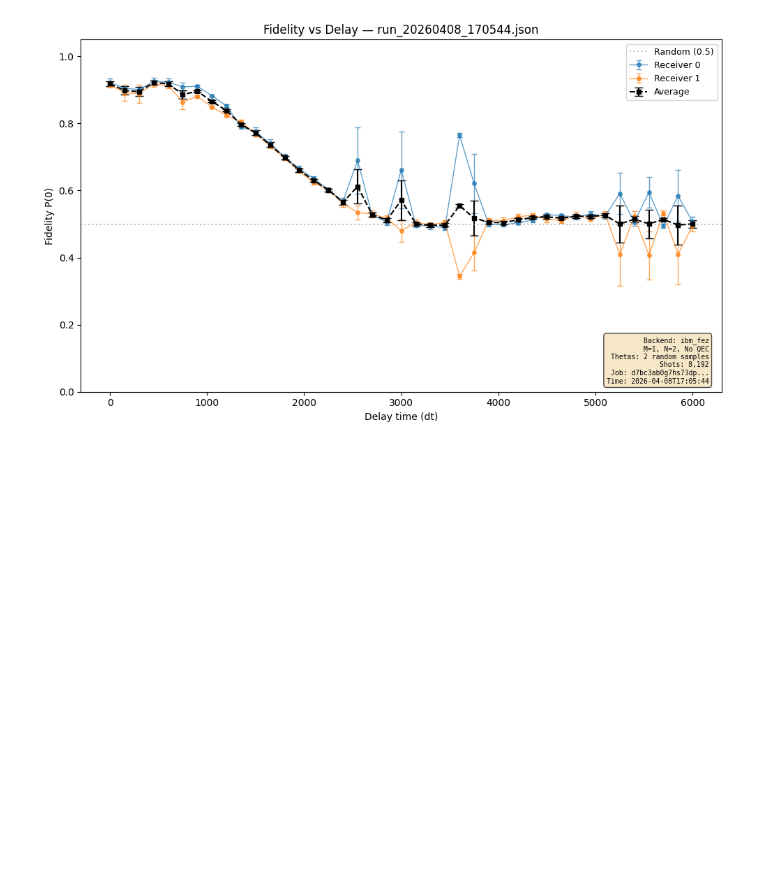
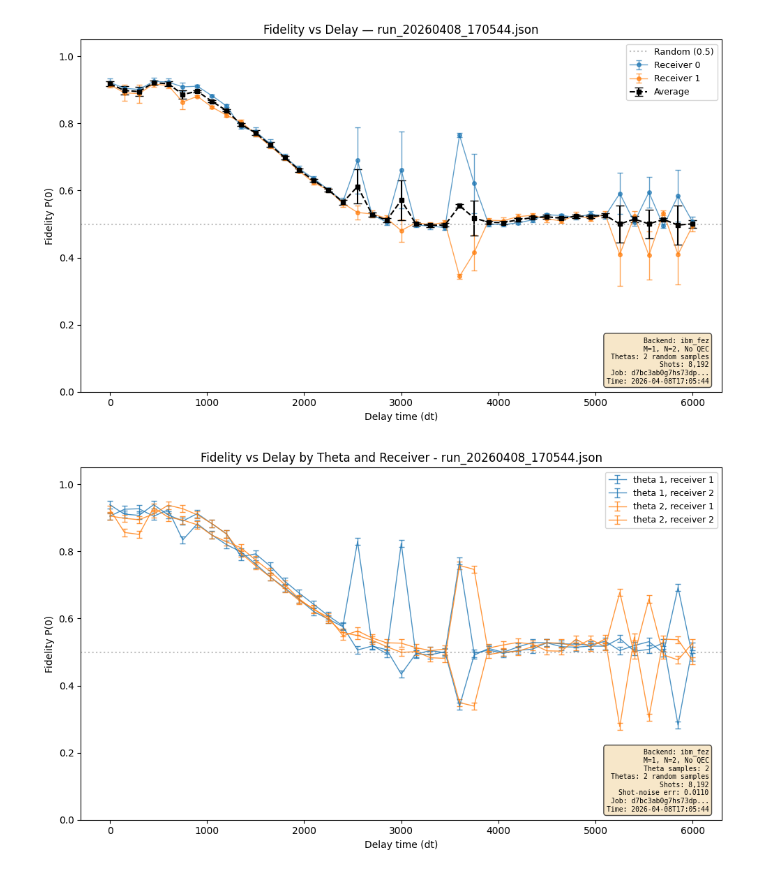
Before and after one commit to mtp354/Broadcasting, a Jupyter notebook: visualizations.ipynb, the cells around one changed output. Drawn from its saved outputs; the diff is of its cells as text; code cells hidden in the pictures; blank space fills up the shorter version.

Commit message:
Made first plot figure

```diff
--- a/visualizations.ipynb
+++ b/visualizations.ipynb
@@ -270,3 +270,79 @@ else:
     for i, r in enumerate(selected):
         qec_str = "QEC" if r["use_qec"] else "no-QEC"
         print(f"  [{i}] {r['filename']}: M={r['M']}, N={r['N']}, {qec_str}, {r['backend']}")
+# %%
+# --- Latest run: fidelity vs delay time by theta sample and receiver ---
+
+run = latest_run()
+N = run["N"]
+shots = run["shots"]
+entries = run["entries"]
+
+# Group entries by theta_idx then tau
+theta_tau_data = {}
+for e in entries:
+    theta_idx = e["theta_idx"]
+    tau = e["tau"]
+    if theta_idx not in theta_tau_data:
+        theta_tau_data[theta_idx] = {}
+    theta_tau_data[theta_idx][tau] = np.array(e["fidelities"])
+
+theta_indices = sorted(theta_tau_data.keys())
+shot_noise_err = 1/np.sqrt(shots)  # Max error for p=0.5, used for visual reference
+
+# Plot
+fig, ax = plt.subplots(figsize=(10, 6))
+colors = plt.cm.tab10.colors
+markers = ["o", "s", "^", "D", "v", "P", "X", "<", ">", "*"]
+
+for theta_pos, theta_idx in enumerate(theta_indices):
+    tau_map = theta_tau_data[theta_idx]
+    taus = sorted(tau_map.keys())
+    fid_matrix = np.array([tau_map[tau] for tau in taus])
+
+    for recv_idx in range(N):
+        ax.errorbar(
+            taus,
+            fid_matrix[:, recv_idx],
+            yerr=np.full(len(taus), shot_noise_err),
+            fmt=f"{markers[recv_idx % len(markers)]}-",
+            color=colors[theta_pos % len(colors)],
+            capsize=3,
+            markersize=0,
+            linewidth=1,
+            alpha=0.8,
+            label=f"theta {theta_idx + 1}, receiver {recv_idx + 1}",
+        )
+
+ax.axhline(0.5, color="gray", linestyle=":", alpha=0.5)
+
+ax.set_xlabel("Delay time (dt)")
+ax.set_ylabel("Fidelity P(0)")
+ax.set_ylim(0, 1.05)
+ax.legend(loc="best", fontsize=9)
+
+# Metadata annotation
+qec_str = "QEC [[5,1,3]]" if run["use_qec"] else "No QEC"
+theta_str = (f"{run['nt']} random samples" if run["nt"] > 1
+            else f"[{', '.join(f'{t:.3f}' for t in run['theta_samples'][0])}]")
+meta_lines = [
+    f"Backend: {run['backend']}",
+    f"M={run['M']}, N={run['N']}, {qec_str}",
+    f"Theta samples: {run['nt']}",
+    f"Thetas: {theta_str}",
+    f"Shots: {run['shots']:,}",
+    f"Shot-noise err: {shot_noise_err:.4f}",
+    f"Job: {run['job_id'][:16]}..." if len(run["job_id"]) > 16 else f"Job: {run['job_id']}",
+    f"Time: {run['timestamp'][:19]}",
+]
+meta_text = "\n".join(meta_lines)
+ax.text(0.98, 0.02, meta_text, transform=ax.transAxes,
+        fontsize=7, verticalalignment="bottom", horizontalalignment="right",
+        fontfamily="monospace", bbox=dict(boxstyle="round,pad=0.4",
+        facecolor="wheat", alpha=0.7))
+
+ax.set_title(f"Fidelity vs Delay by Theta and Receiver - {run['filename']}")
+plt.tight_layout()
+plt.show()
+# %% [output]
+[figure, added]
```
Also changed, not shown: 1 other file.
